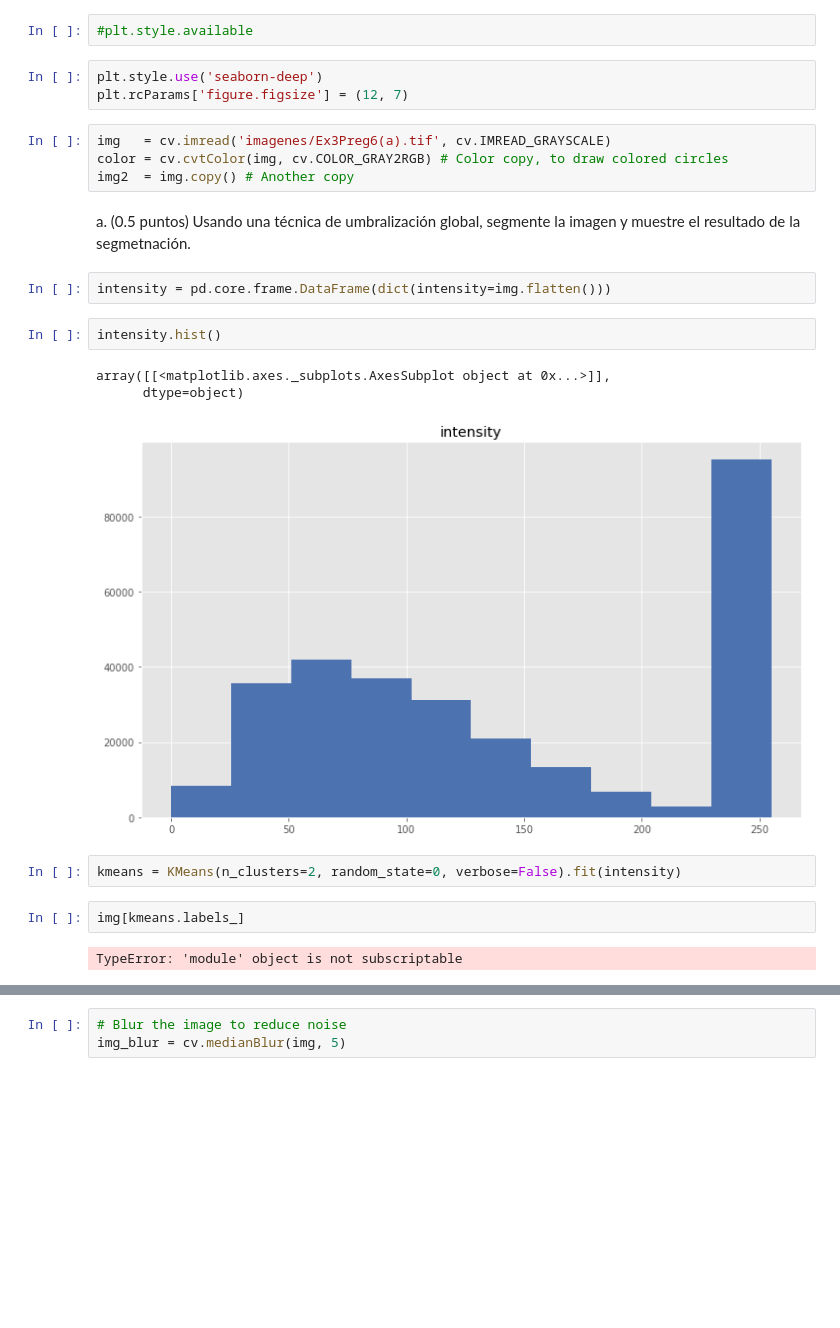
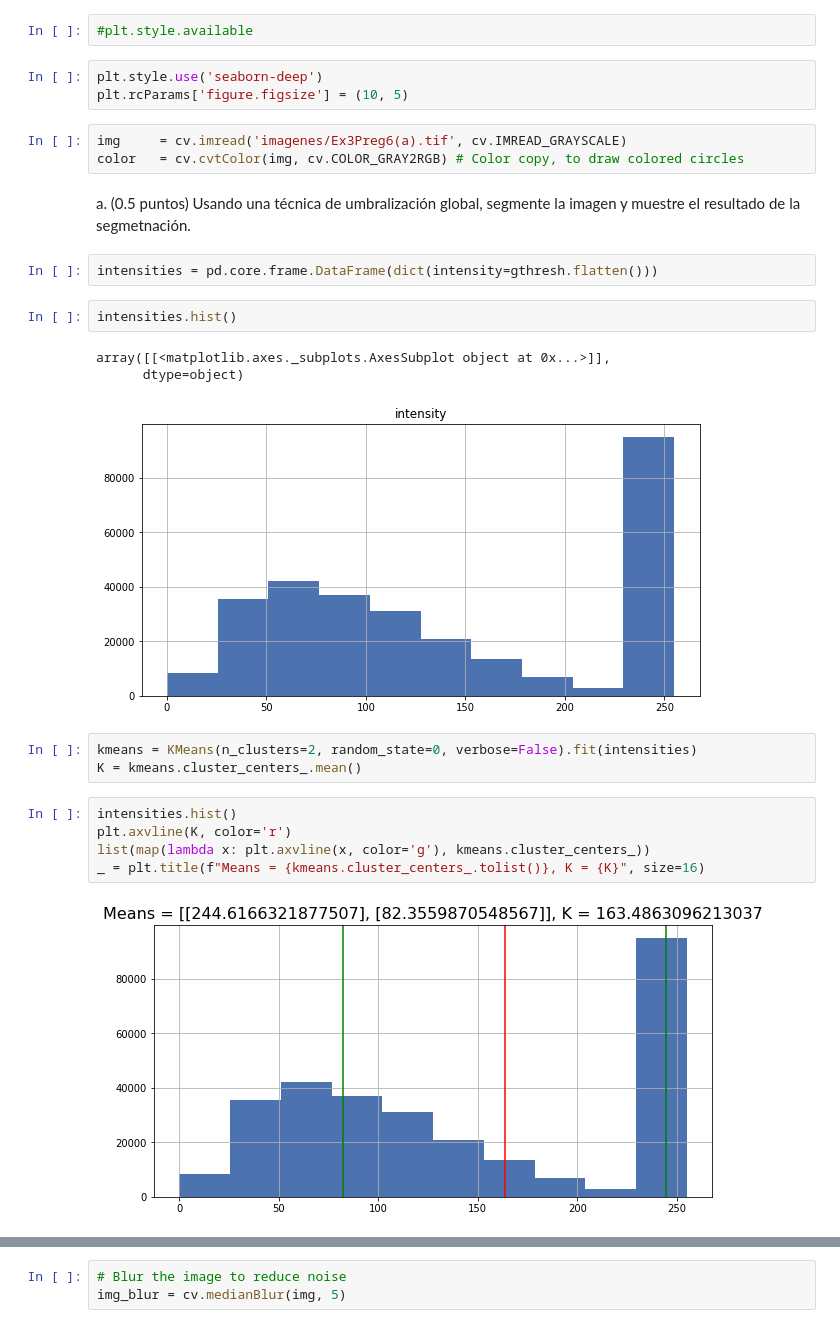
Before and after one commit to gmagannaDevelop/ImagenesTercerParcial, a Jupyter notebook: Pregunta 6.ipynb, the cells around one changed output, grey strips where cells are left out. Cells and saved outputs as stored; diff of their text form; blank space fills up the shorter version.

```diff
--- a/Pregunta 6.ipynb
+++ b/Pregunta 6.ipynb
@@ -34,24 +43,27 @@ from utils import *
 #plt.style.available
 # %%
 plt.style.use('seaborn-deep')
-plt.rcParams['figure.figsize'] = (12, 7)
+plt.rcParams['figure.figsize'] = (10, 5)
 # %%
-img   = cv.imread('imagenes/Ex3Preg6(a).tif', cv.IMREAD_GRAYSCALE)
-color = cv.cvtColor(img, cv.COLOR_GRAY2RGB) # Color copy, to draw colored circles
-img2  = img.copy() # Another copy
+img     = cv.imread('imagenes/Ex3Preg6(a).tif', cv.IMREAD_GRAYSCALE)
+color   = cv.cvtColor(img, cv.COLOR_GRAY2RGB) # Color copy, to draw colored circles
 # %% [markdown]
 a. (0.5 puntos) Usando una técnica de umbralización global, segmente la imagen y muestre el resultado de la segmetnación.
 # %%
-intensity = pd.core.frame.DataFrame(dict(intensity=img.flatten()))
+intensities = pd.core.frame.DataFrame(dict(intensity=gthresh.flatten()))
 # %%
-intensity.hist()
+intensities.hist()
 # %% [output]
 array([[<matplotlib.axes._subplots.AxesSubplot object at 0x...>]],
       dtype=object)
-[figure, old version]
+[figure, new version]
 # %%
-kmeans = KMeans(n_clusters=2, random_state=0, verbose=False).fit(intensity)
+kmeans = KMeans(n_clusters=2, random_state=0, verbose=False).fit(intensities)
+K = kmeans.cluster_centers_.mean()
-# %%
-img[kmeans.labels_]
-# %% [output]
-TypeError: 'module' object is not subscriptable
+# %%
+intensities.hist()
+plt.axvline(K, color='r')
+list(map(lambda x: plt.axvline(x, color='g'), kmeans.cluster_centers_))
+_ = plt.title(f"Means = {kmeans.cluster_centers_.tolist()}, K = {K}", size=16)
+# %% [output]
+[figure, added]
```
Also changed, not shown: parts of 7 cells of this notebook, 1 other file.
